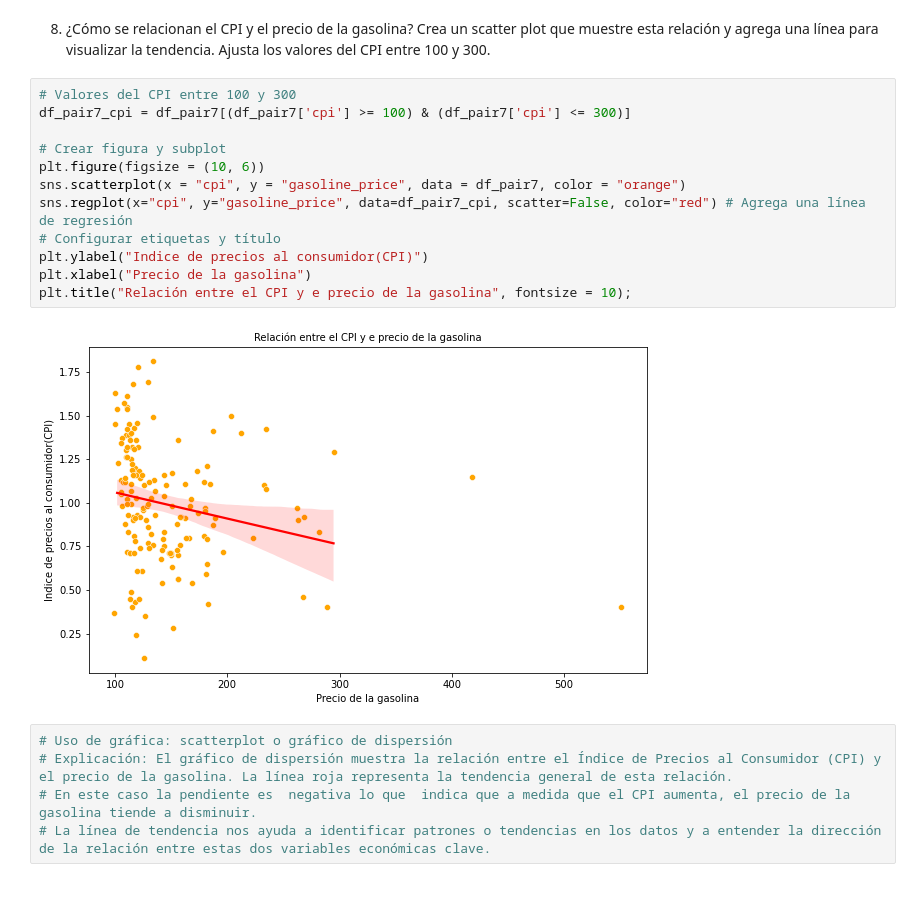
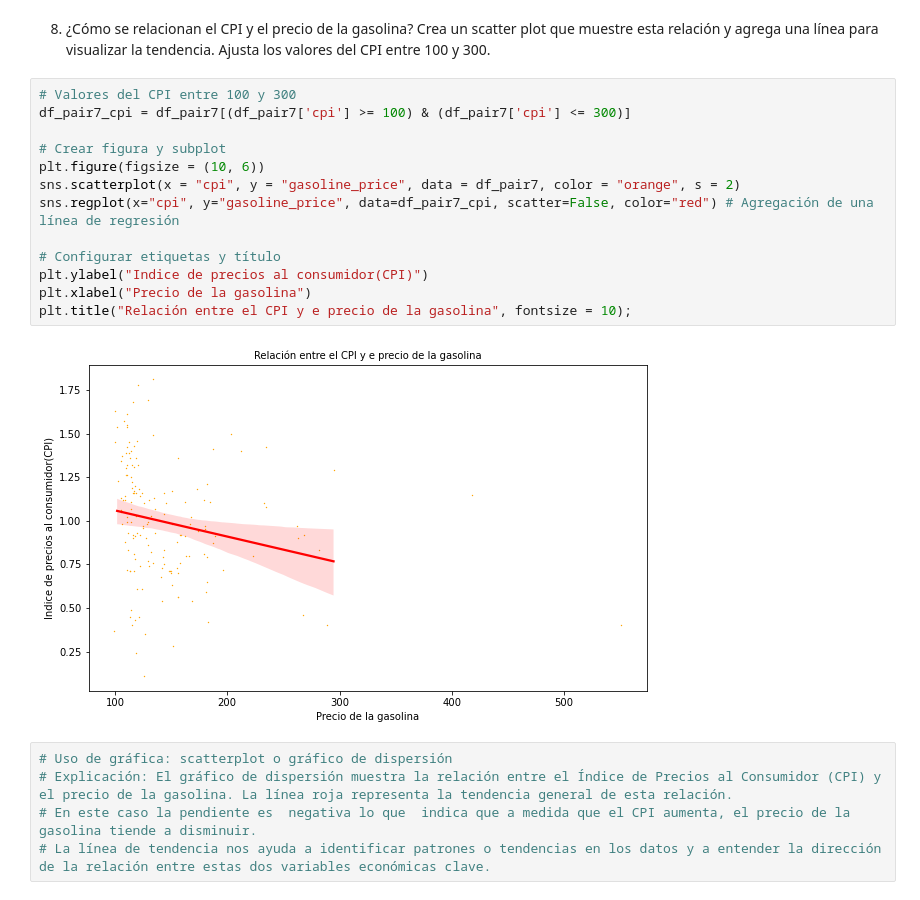
Before and after one commit to BSReguera/Pair-Programming-Modulo-3-Sprint2-, a Jupyter notebook: pairprogramming-modulo3-sprint2-leccion07.ipynb, the cells around one changed output. Saved outputs shown, nothing was run; the diff lists cells and outputs as text.

Commit message:
Review pair 07 and 08, finished, and done files od readme, pair 09, 10, 11 and 12

```diff
--- a/pairprogramming-modulo3-sprint2-leccion07.ipynb
+++ b/pairprogramming-modulo3-sprint2-leccion07.ipynb
@@ -228,17 +227,18 @@ Name: continent, dtype: int64
 # %%
 # Valores del CPI entre 100 y 300
 df_pair7_cpi = df_pair7[(df_pair7['cpi'] >= 100) & (df_pair7['cpi'] <= 300)]
 
 # Crear figura y subplot
 plt.figure(figsize = (10, 6))
-sns.scatterplot(x = "cpi", y = "gasoline_price", data = df_pair7, color = "orange")
-sns.regplot(x="cpi", y="gasoline_price", data=df_pair7_cpi, scatter=False, color="red") # Agrega una línea de regresión
+sns.scatterplot(x = "cpi", y = "gasoline_price", data = df_pair7, color = "orange", s = 2)
+sns.regplot(x="cpi", y="gasoline_price", data=df_pair7_cpi, scatter=False, color="red") # Agregación de una línea de regresión
+
 # Configurar etiquetas y título
 plt.ylabel("Indice de precios al consumidor(CPI)")
 plt.xlabel("Precio de la gasolina")
 plt.title("Relación entre el CPI y e precio de la gasolina", fontsize = 10);
 # %% [output]
-[figure, old version]
+[figure, new version]
 # %%
 # Uso de gráfica: scatterplot o gráfico de dispersión
 # Explicación: El gráfico de dispersión muestra la relación entre el Índice de Precios al Consumidor (CPI) y el precio de la gasolina. La línea roja representa la tendencia general de esta relación.
```
Also changed, not shown: parts of 7 cells of this notebook, 7 other files.
